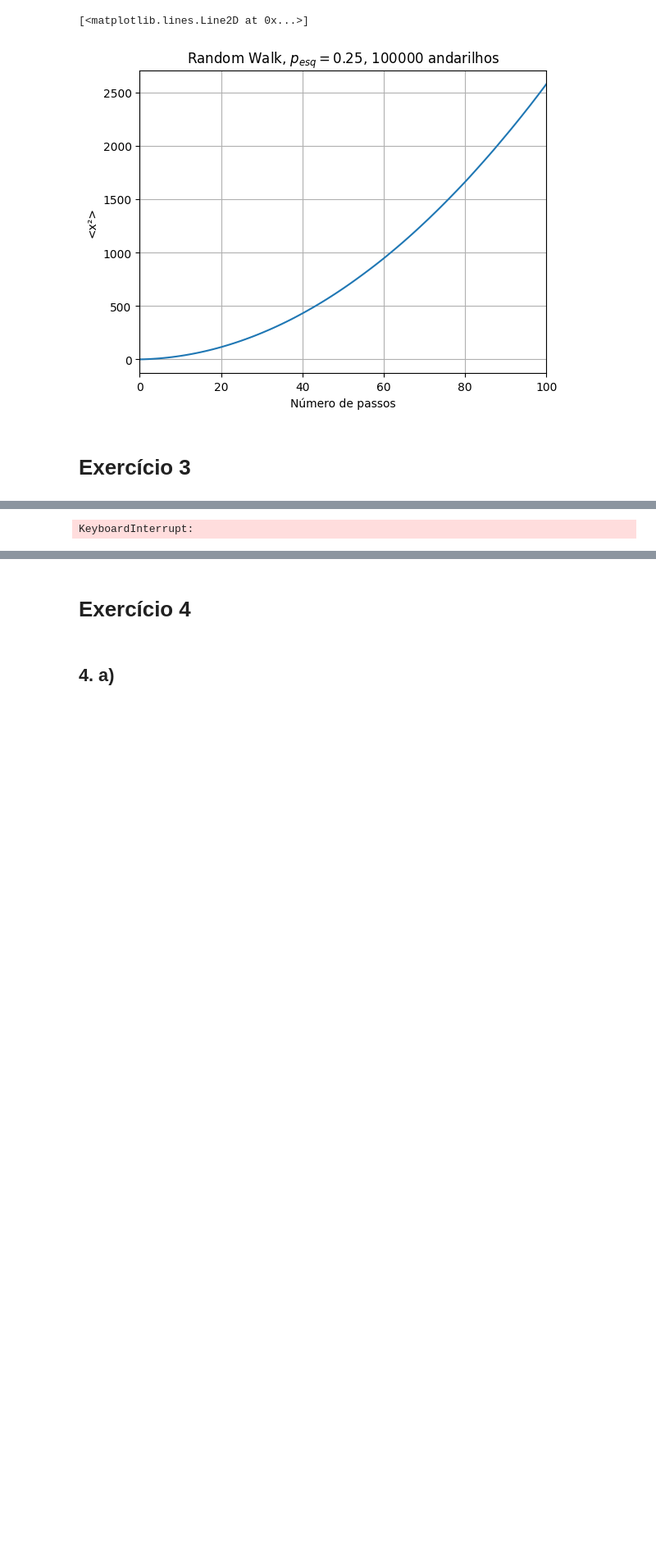
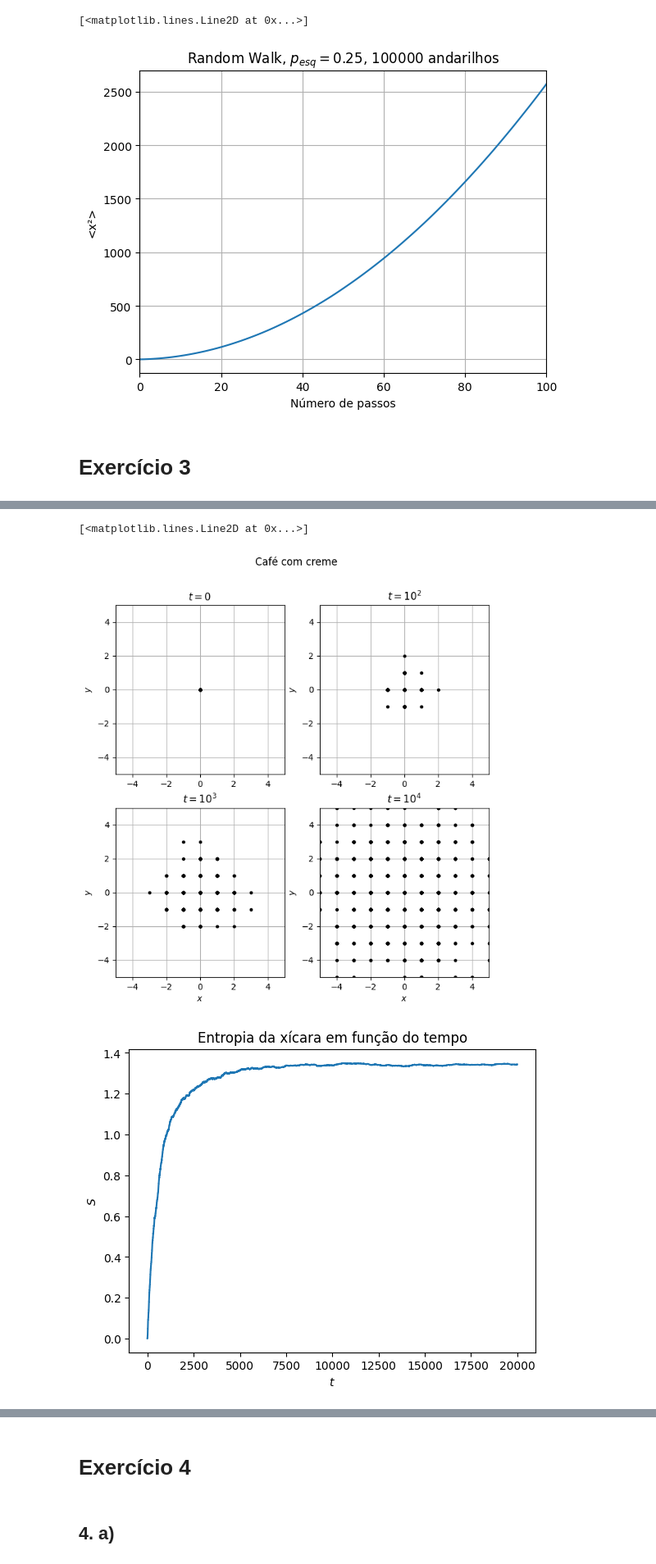
Before and after one commit to vdvdlk/metcomp2, a Jupyter notebook: lista03.ipynb, the cells around one changed output, grey strips where cells are left out. Shown: that part at 82% size. Cells and saved outputs as stored; diff of their text form; code cells hidden in the pictures; blank space fills up the shorter version.

```diff
--- a/lista03.ipynb
+++ b/lista03.ipynb
@@ -62,4 +62,5 @@ ax_2.plot(x2ave_2)
 # %% [markdown]
 # Exercício 3
 # %%
-posicoes = cafe_com_creme(m=400, t=10000)
+posicoes = cafe_com_creme(m=1000, t=20000)
+S_4 = entropia(posicoes)
@@ -94,6 +67,54 @@ for particula in range(np.shape(posicoes)[0]):
-# %%
-entropia(posicoes)
-# %% [output]
-KeyboardInterrupt:
+# %%
+fig_3a, axs_3a = plt.subplots(2, 2)
+fig_3a.suptitle('Café com creme')
+fig_3a.set_size_inches(8, 8)
+
+axs_3a[0, 0].set_title('$t = 0$')
+# axs_3a[0, 0].set_xlabel('$x$')
+axs_3a[0, 0].set_ylabel('$y$')
+axs_3a[0, 0].set_xlim(-5, 5)
+axs_3a[0, 0].set_ylim(-5, 5)
+axs_3a[0, 0].set_aspect('equal')
+axs_3a[0, 0].grid()
+
+axs_3a[0, 1].set_title('$t = 10^2$')
+# axs_3a[0, 1].set_xlabel('$x$')
+axs_3a[0, 1].set_ylabel('$y$')
+axs_3a[0, 1].set_xlim(-5, 5)
+axs_3a[0, 1].set_ylim(-5, 5)
+axs_3a[0, 1].set_aspect('equal')
+axs_3a[0, 1].grid()
+
+axs_3a[1, 0].set_title('$t = 10^3$')
+axs_3a[1, 0].set_xlabel('$x$')
+axs_3a[1, 0].set_ylabel('$y$')
+axs_3a[1, 0].set_xlim(-5, 5)
+axs_3a[1, 0].set_ylim(-5, 5)
+axs_3a[1, 0].set_aspect('equal')
+axs_3a[1, 0].grid()
+
+axs_3a[1, 1].set_title('$t = 10^4$')
+axs_3a[1, 1].set_xlabel('$x$')
+axs_3a[1, 1].set_ylabel('$y$')
+axs_3a[1, 1].set_xlim(-5, 5)
+axs_3a[1, 1].set_ylim(-5, 5)
+axs_3a[1, 1].set_aspect('equal')
+axs_3a[1, 1].grid()
+
+for particula in range(np.shape(posicoes)[0]):
+    axs_3a[0, 0].plot(posicoes[particula, 0, 0], posicoes[particula, 0, 1], '.', color='black')
+    axs_3a[0, 1].plot(posicoes[particula, 100, 0], posicoes[particula, 100, 1], '.', color='black')
+    axs_3a[1, 0].plot(posicoes[particula, 1000, 0], posicoes[particula, 1000, 1], '.', color='black')
+    axs_3a[1, 1].plot(posicoes[particula, 10000, 0], posicoes[particula, 10000, 1], '.', color='black')
+
+fig_3b, ax_3b = plt.subplots()
+ax_3b.set_title('Entropia da xícara em função do tempo')
+ax_3b.set_xlabel('$t$')
+ax_3b.set_ylabel('$S$')
+ax_3b.plot(S_4)
+# %% [output]
+[<matplotlib.lines.Line2D at 0x...>]
+[figure, added]
+[figure, added]
 # %%
 # %reset
```
Also changed, not shown: parts of 7 cells of this notebook, 4 other files.
